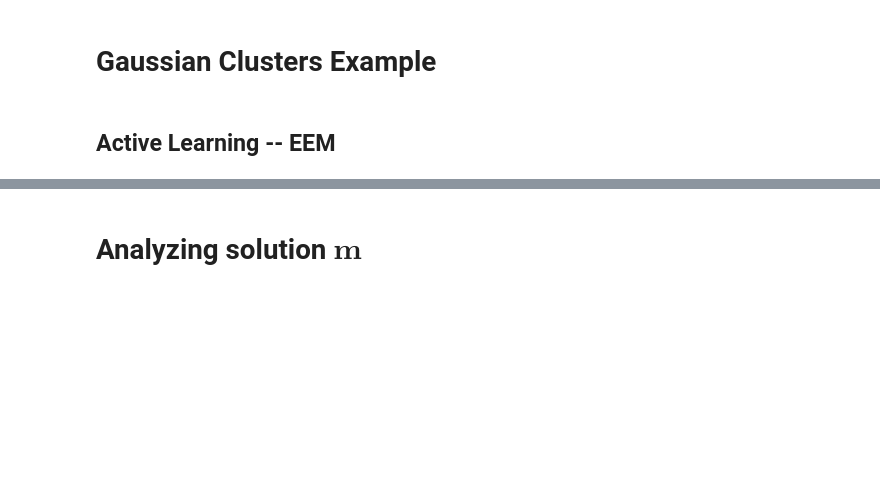
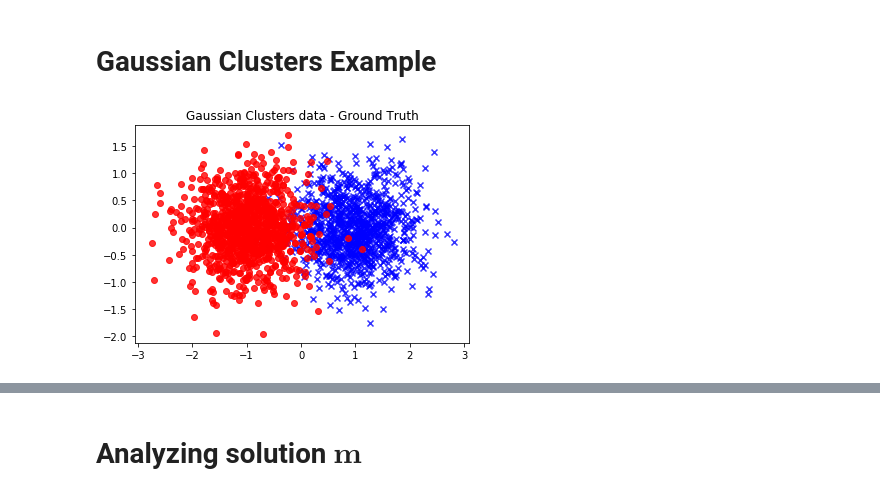
Before and after one commit to millerk22/AL_code, a Jupyter notebook: AL-EEM.ipynb, the cells around one changed output, grey strips where cells are left out. Saved outputs shown, nothing was run; the diff lists cells and outputs as text; code cells hidden in the pictures; blank space fills up the shorter version.

```diff
--- a/AL-EEM.ipynb
+++ b/AL-EEM.ipynb
@@ -5,33 +8,38 @@ from util import *
 # %%
 # Problem Setup --- Need to rework this example to be more general. I've made it so that the clusters are
 # in consecutive order for plotting m (0-99, 100-199). For this I had to re write the helper functions when
 # doing the Two moons dataset.
 
-Ns = [100,100]
+Ns = [1000,1000]
 N = sum(Ns)
-fs = 5
+fs = 50
 means = [np.array([1.0,0.]), np.array([-1.0,0.])]
 Covs = [0.3*np.eye(2), 0.3*np.eye(2)]
 
+# define fidelity and ground truth
+fid_orig = {}
+fid_orig[1] = list(range(fs))
+fid_orig[-1] = [Ns[0] + i for i in range(fs)]
+ground_truth = np.array([1. if i<Ns[0] else -1. for i in range(N)])
+
+
+# Graph computations
 X, W = generate_data_graphs(Ns, means, Covs)
 w,v = get_eig_Lnorm(W)
 
+# Model Setup
 tau, alpha, gamma = 0.001, 1.0, 0.0001
 gamma2 = gamma**2.
-B, labeled, ground_truth = other_setup(Ns,fs)
-unlabeled = [i for i in range(N) if i not in labeled]
-m, C, y = calc_orig(v, w, B, Ns, labeled, tau, alpha, gamma2)
+verbose = True     # set to True if want to see visual of which points chosen
+num_iters = 20
 
 
-sup1 = labeled[labeled < Ns[0]]
-sup2 = labeled[labeled >= Ns[0]]
+# Plot the data set
 plt.rcParams['figure.figsize'] = (6,4)
-plt.scatter(X[:100,0], X[:100,1], marker='x', c='k', alpha=0.2)
-plt.scatter(X[100:,0], X[100:,1], marker='o', c='k',alpha=0.15)
-plt.scatter(X[sup1,0], X[sup1,1], marker='x', c='b')
-plt.scatter(X[sup2,0], X[sup2,1], marker='o', c='r', alpha=1.0)
+plt.scatter(X[:Ns[0],0], X[:Ns[0],1], marker='x', c='b', alpha=0.8)
+plt.scatter(X[Ns[0]:,0], X[Ns[0]:,1], marker='o', c='r',alpha=0.8)
 plt.axis('equal')
-plt.title('Dataset with First-Iter Supervision')
+plt.title('Gaussian Clusters data - Ground Truth')
 plt.show()
+# %% [output]
+[figure, added]
-# %% [markdown]
-## Active Learning -- EEM
```
Also changed, not shown: parts of 29 cells of this notebook, 1 other file.
